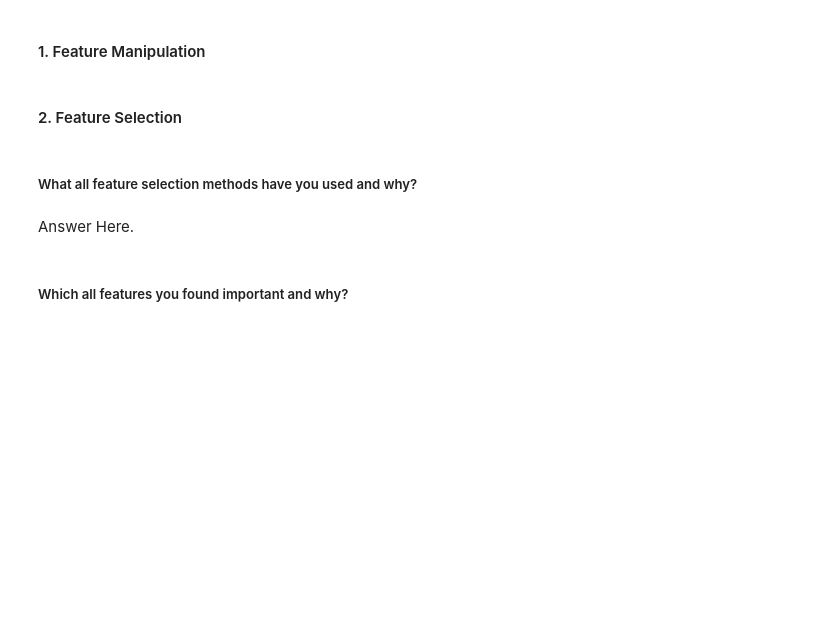
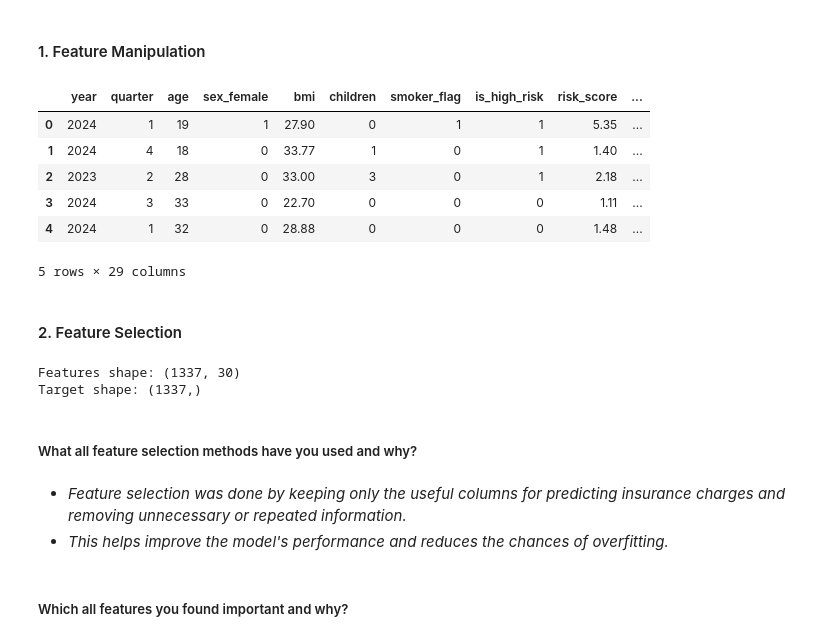
Before and after one commit to GEE2007/Medical-Insurance-Cost-Prediction, a Jupyter notebook: Medical_Insurance_Cost_Prediction.ipynb, the cells around one changed output. Saved outputs shown, nothing was run; the diff lists cells and outputs as text; code cells hidden in the pictures; blank space fills up the shorter version.

```diff
--- a/Medical_Insurance_Cost_Prediction.ipynb
+++ b/Medical_Insurance_Cost_Prediction.ipynb
@@ -1121,14 +1179,34 @@ Answer Here.
 # %% [markdown]
 #### 1. Feature Manipulation
 # %%
-# Manipulate Features to minimize feature correlation and create new features
+# Manipulate Features to minimize feature correlation and create new feature
+df2.drop(['sex', 'smoker', 'region','monthly_premium_est',
+     'charges_per_child'], axis=1,errors='ignore', inplace=True)
+df2.head()
+# %% [output]
+|  | year | quarter | age | sex_female | bmi | children | smoker_flag | is_high_risk | risk_score | ... |
+| 0 | 2024 | 1 | 19 | 1 | 27.90 | 0 | 1 | 1 | 5.35 | ... |
+| 1 | 2024 | 4 | 18 | 0 | 33.77 | 1 | 0 | 1 | 1.40 | ... |
+| 2 | 2023 | 2 | 28 | 0 | 33.00 | 3 | 0 | 1 | 2.18 | ... |
+| 3 | 2024 | 3 | 33 | 0 | 22.70 | 0 | 0 | 0 | 1.11 | ... |
+| 4 | 2024 | 1 | 32 | 0 | 28.88 | 0 | 0 | 0 | 1.48 | ... |
+5 rows × 29 columns
 # %% [markdown]
 #### 2. Feature Selection
 # %%
 # Select your features wisely to avoid overfitting
+X = df2.drop('charges', axis=1)
+y = df2['charges']
+
+print("Features shape:", X.shape)
+print("Target shape:", y.shape)
+# %% [output]
+Features shape: (1337, 30)
+Target shape: (1337,)
 # %% [markdown]
 ##### What all feature selection methods have you used  and why?
-# %% [markdown]
-Answer Here.
+# %% [markdown]
+* *Feature selection was done by keeping only the useful columns for predicting insurance charges and removing unnecessary or repeated information.*
+* *This helps improve the model's performance and reduces the chances of overfitting.*
 # %% [markdown]
 ##### Which all features you found important and why?
```
Also changed, not shown: parts of 17 cells of this notebook.
